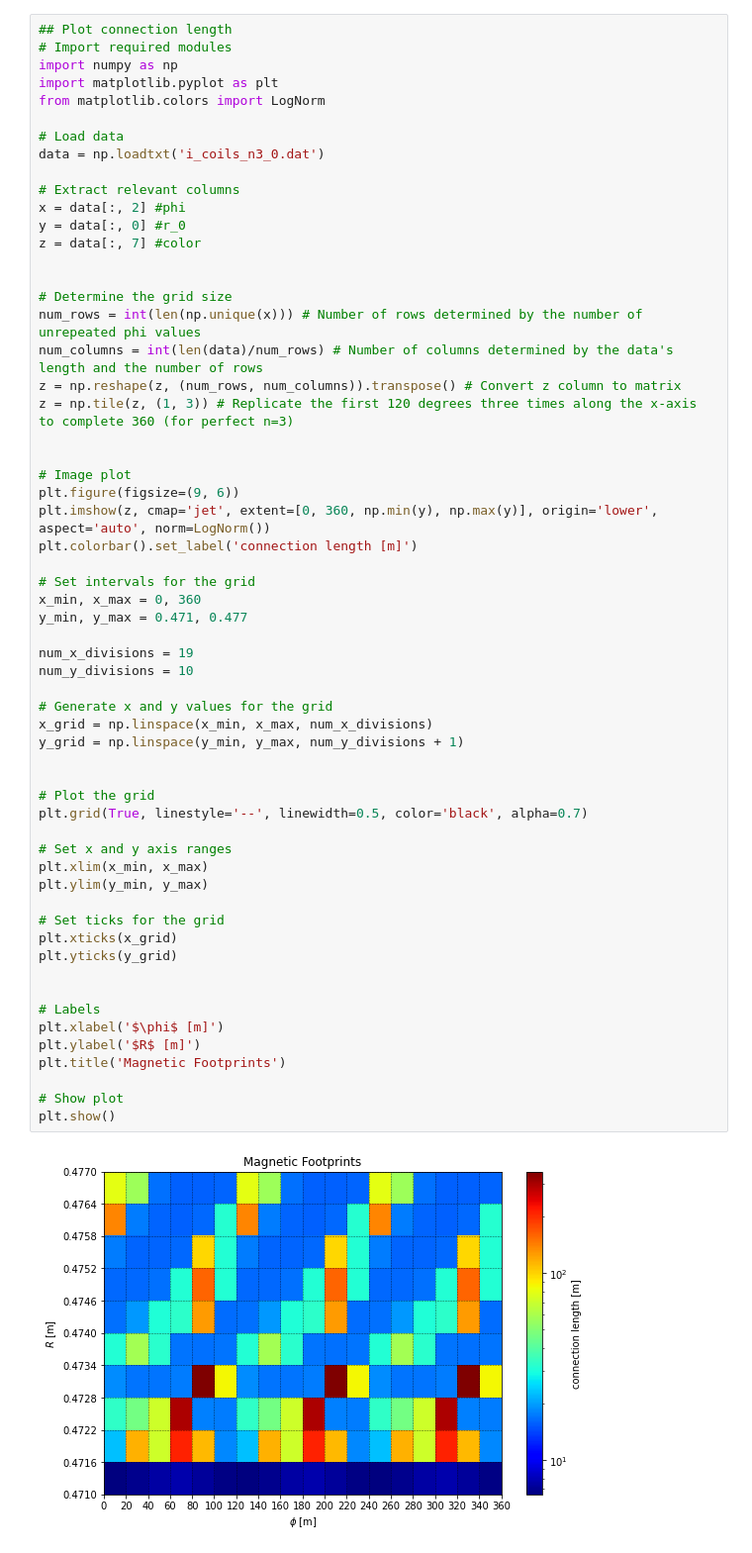
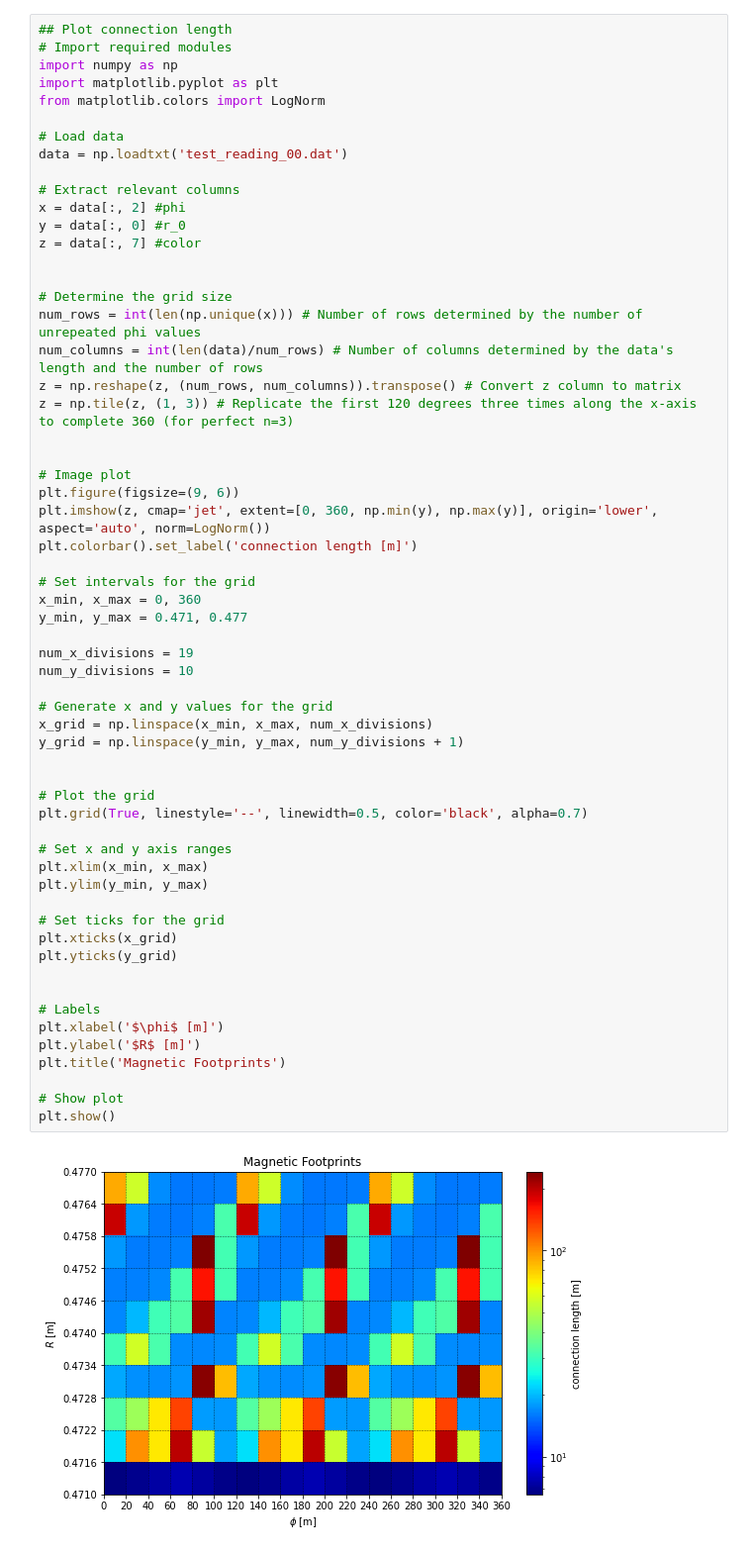
Before and after one commit to ojrfernandes/maglib, a Jupyter notebook: maglit/tcabr_footprints/plot_test.ipynb, the cells around one changed output. Shown: that part at 99% size. Cells and saved outputs as stored; diff of their text form.

```diff
--- a/maglit/tcabr_footprints/plot_test.ipynb
+++ b/maglit/tcabr_footprints/plot_test.ipynb
@@ -6,7 +6,7 @@ import matplotlib.pyplot as plt
 from matplotlib.colors import LogNorm
 
 # Load data
-data = np.loadtxt('i_coils_n3_0.dat')
+data = np.loadtxt('test_reading_00.dat')
 
 # Extract relevant columns
 x = data[:, 2] #phi
@@ -31,34 +31,34 @@ x_min, x_max = 0, 360
 y_min, y_max = 0.471, 0.477
 
 num_x_divisions = 19
 num_y_divisions = 10
 
 # Generate x and y values for the grid
 x_grid = np.linspace(x_min, x_max, num_x_divisions)
 y_grid = np.linspace(y_min, y_max, num_y_divisions + 1)
 
 
 # Plot the grid
 plt.grid(True, linestyle='--', linewidth=0.5, color='black', alpha=0.7)
 
 # Set x and y axis ranges
 plt.xlim(x_min, x_max)
 plt.ylim(y_min, y_max)
 
 # Set ticks for the grid
 plt.xticks(x_grid)
 plt.yticks(y_grid)
 
 
 # Labels
 plt.xlabel('$\phi$ [m]')
 plt.ylabel('$R$ [m]')
 plt.title('Magnetic Footprints')
 
 # Show plot
 plt.show()
 # %% [output]
-[figure, old version]
+[figure, new version]
 # %%
 ## Plot psi_min
 # Import required modules
```
Also changed, not shown: parts of 1 cell of this notebook, 6 other files.
